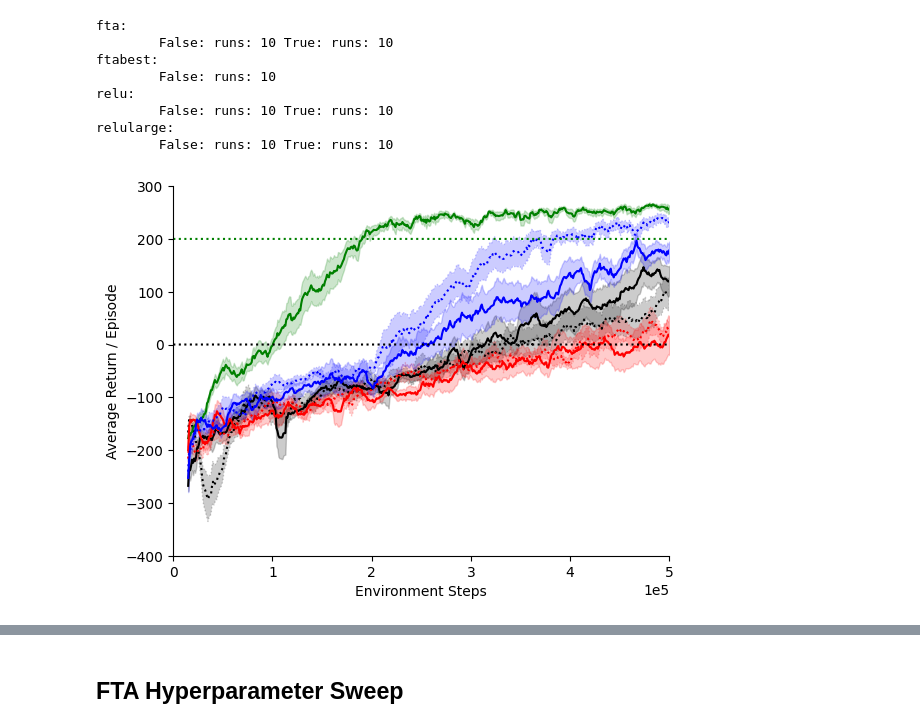
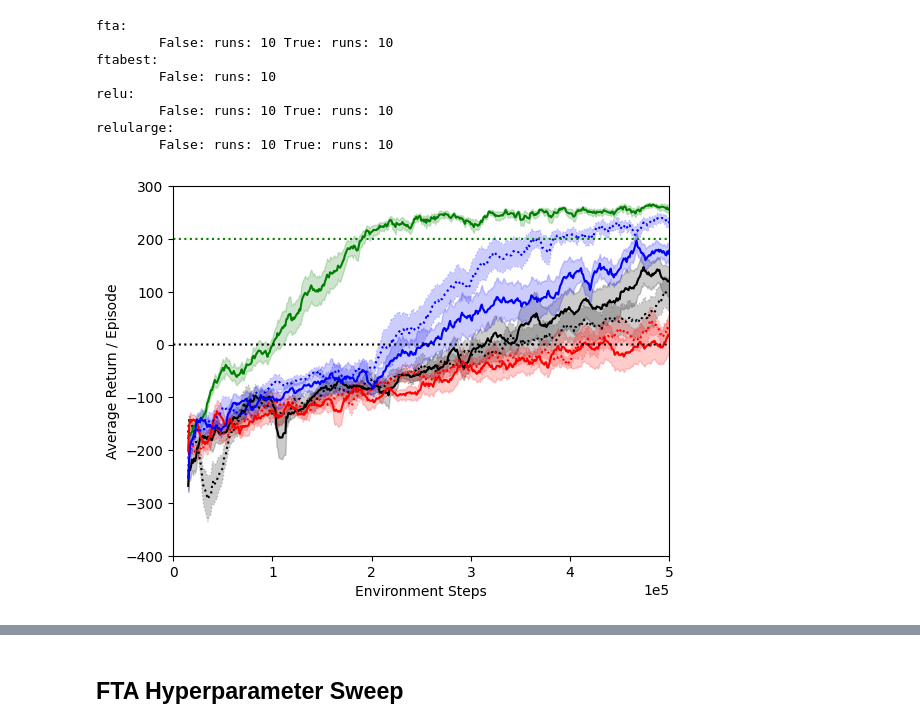
Before and after one commit to vtkachuk4/RL1-Project, a Jupyter notebook: target/plot.ipynb, the cells around one changed output, grey strips where cells are left out. Cells and saved outputs as stored; diff of their text form; code cells hidden in the pictures.

```diff
--- a/target/plot.ipynb
+++ b/target/plot.ipynb
@@ -35,7 +35,7 @@ def get_mean_ste(scores):
 # %% [markdown]
 ## FTA vs ReLU
 # %%
-data_dir = "/home/gohar/RL1/RL1-Project/data/ftavreluvlarge"
+data_dir = "/Users/Vtkachuk/Desktop/School/UofA/Fall 2022/RL1/lunar-lander/data/ftavreluvlarge"
 
 df_dict = {}
 
@@ -99,33 +99,33 @@ for i, activation in enumerate(sorted(df_dict.keys())):
         scores_mean, scores_ste = get_mean_ste(smooth_scores)
 
         x_start_index = df_dict[activation][target]["steps"].shape[0] - smooth_scores.shape[0]
         x = df_dict[activation][target]["steps"][x_start_index:]
 
         if activation == "fta":
             color = "k"
         elif activation == "ftabest":
             color = "g"
         elif activation == "relu":
             color = "r"
         else:
             color = "b"
         style = ":" if target =="True" else "-"
         target_label = "with_target" if target =="True" else "wo_target"
         plt.plot(x, scores_mean, f"{color}{style}", label=f"{activation}_{target_label}")
         plt.fill_between(x, scores_mean+scores_ste, scores_mean-scores_ste, alpha=0.2, color=color, linestyle=style)
 # plt.legend(loc="upper left")
 plt.plot(np.zeros(500000), "k:")
 plt.plot(np.zeros(500000)+200, "g:")
 # plt.title("FTA vs ReLU")
 plt.ylim([-400, 300])
 plt.xlim([0, 500000])
 # plt.grid()
 ax = plt.gca()
-ax.spines.right.set_visible(False)
-ax.spines.top.set_visible(False)
+#ax.spines.right.set_visible(False)
+#ax.spines.top.set_visible(False)
 ax.ticklabel_format(axis='x', style='sci', scilimits=(0,0))
 ax.set_xlabel("Environment Steps")
 ax.set_ylabel("Average Return / Episode")
 plt.show()
 # %% [output]
-[figure, old version]
+[figure, new version]
```
Also changed, not shown: parts of 1 cell of this notebook.
